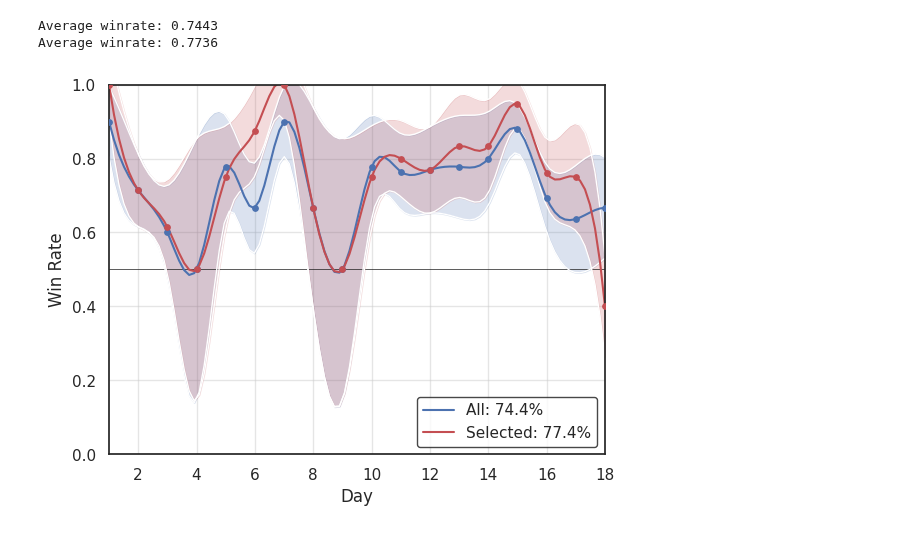
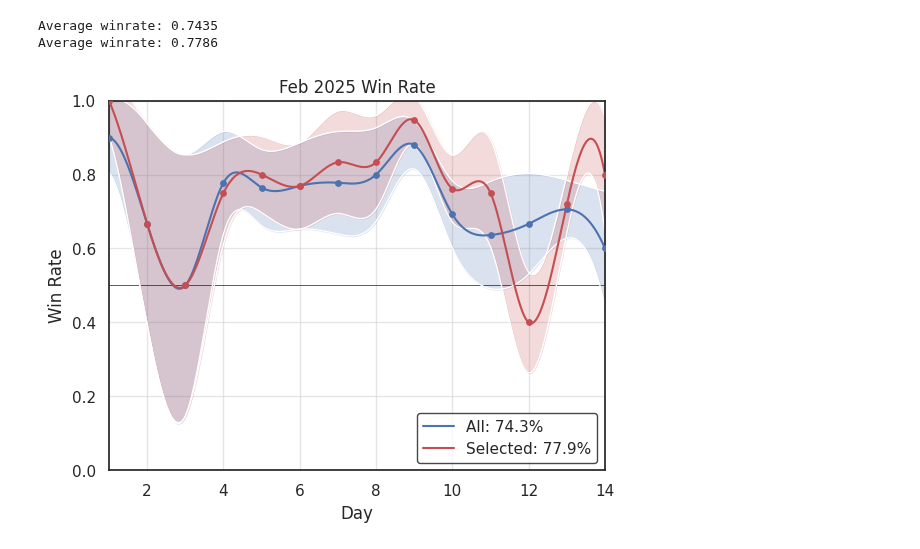
Before and after one commit to ansonkwokth/TableTennisPrediction, a Jupyter notebook: evaluation.ipynb, the cells around one changed output. Cells and saved outputs as stored; diff of their text form; code cells hidden in the pictures.

```diff
--- a/evaluation.ipynb
+++ b/evaluation.ipynb
@@ -22,7 +22,7 @@ month = 2
 
 df_hist = pd.read_excel('/content/TableTennisResult.xlsx')
 
-# df_hist = df_hist[df_hist.Date.dt.month == month]
+df_hist = df_hist[df_hist.Date.dt.month == month]
 # %%
 winrate_dt = {}
 uncert_dt = {}
@@ -64,8 +64,8 @@ avg_winrate_P = total_wins_P / total_games_P
 print(f"Average winrate: {avg_winrate:.4f}")
 print(f"Average winrate: {avg_winrate_P:.4f}")
 # %% [output]
-Average winrate: 0.7443
-Average winrate: 0.7736
+Average winrate: 0.7435
+Average winrate: 0.7786
 # %%
 dates = winrate_dt.keys()
 p = np.array(list(winrate_dt.values()))
@@ -75,7 +75,7 @@ uncert_P = np.array(list(uncert_P_dt.values()))
 
 def smooth_p_uncert(p, uncer):
     cubic_interpolation_model = interp1d(np.arange(len(p))+1, p, kind = "cubic")
-    X_p=np.linspace(1, len(p), 100)
+    X_p=np.linspace(1, len(p), 1000)
     Y_p=cubic_interpolation_model(X_p)
 
     cubic_interpolation_model = interp1d(np.arange(len(p))+1, uncert, kind = "cubic")
@@ -92,34 +92,36 @@ plt.axhline(0.5, color='k', lw=0.5)
 plt.fill_between(X_p,
                  Y_p + Y_uncert,
                  Y_p - Y_uncert,
                  color='b', alpha=0.2)
 plt.fill_between(X_p_P,
                  Y_p_P + Y_uncert_P,
                  Y_p_P - Y_uncert_P,
                  color='r', alpha=0.2)
 plt.plot(X_p_P, Y_p_P + Y_uncert_P, color='white', lw=1)
 plt.plot(X_p_P, Y_p_P - Y_uncert_P, color='white', lw=1)
 plt.plot(X_p, Y_p + Y_uncert, color='white', lw=1)
 plt.plot(X_p, Y_p - Y_uncert, color='white', lw=1)
 
 plt.plot(X_p, Y_p, color='b', label=f'All: {avg_winrate*100:.1f}%')
 plt.plot(X_p_P, Y_p_P, color='r', label=f'Selected: {avg_winrate_P*100:.1f}%')
 plt.scatter(np.arange(len(winrate_dt))+1, p, color='b', s=15, zorder=999)
 plt.scatter(np.arange(len(winrate_dt))+1, p_P, color='r', s=15, zorder=999)
 
 plt.ylim(0, 1)
 plt.xlabel("Day")
 plt.ylabel("Win Rate")
 
 plt.margins(x=0)
 plt.grid(True, linestyle='-', alpha=0.5)
 
 legend = plt.legend()
 frame = legend.get_frame()
 frame.set_facecolor('white')
 frame.set_edgecolor('k')
+
+plt.title("Feb 2025 Win Rate");
 # %% [output]
-[figure, old version]
+[figure, new version]
 # %%
 f"{Y_p[-1]:.2f}"
 # %% [output]
```
Also changed, not shown: parts of 3 cells of this notebook.
